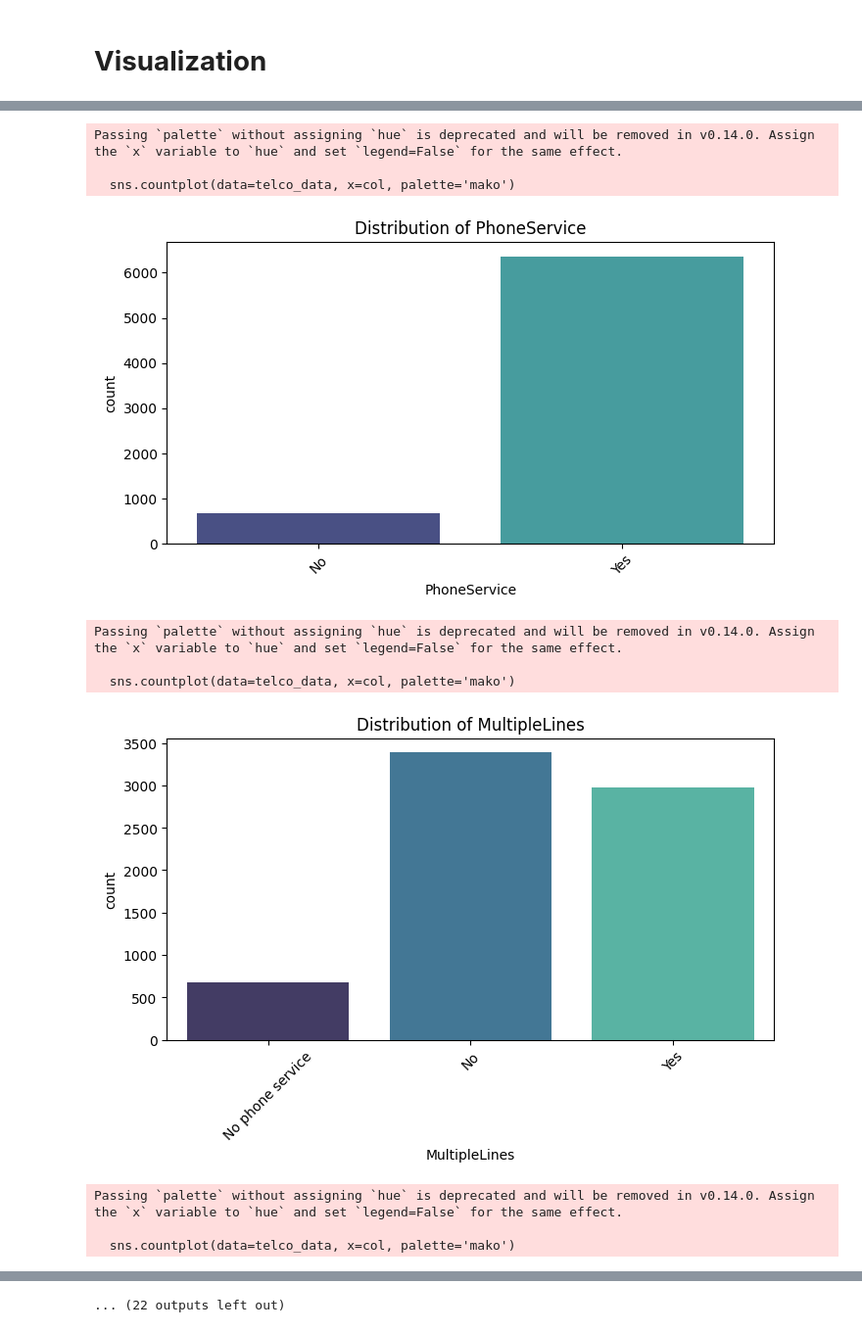
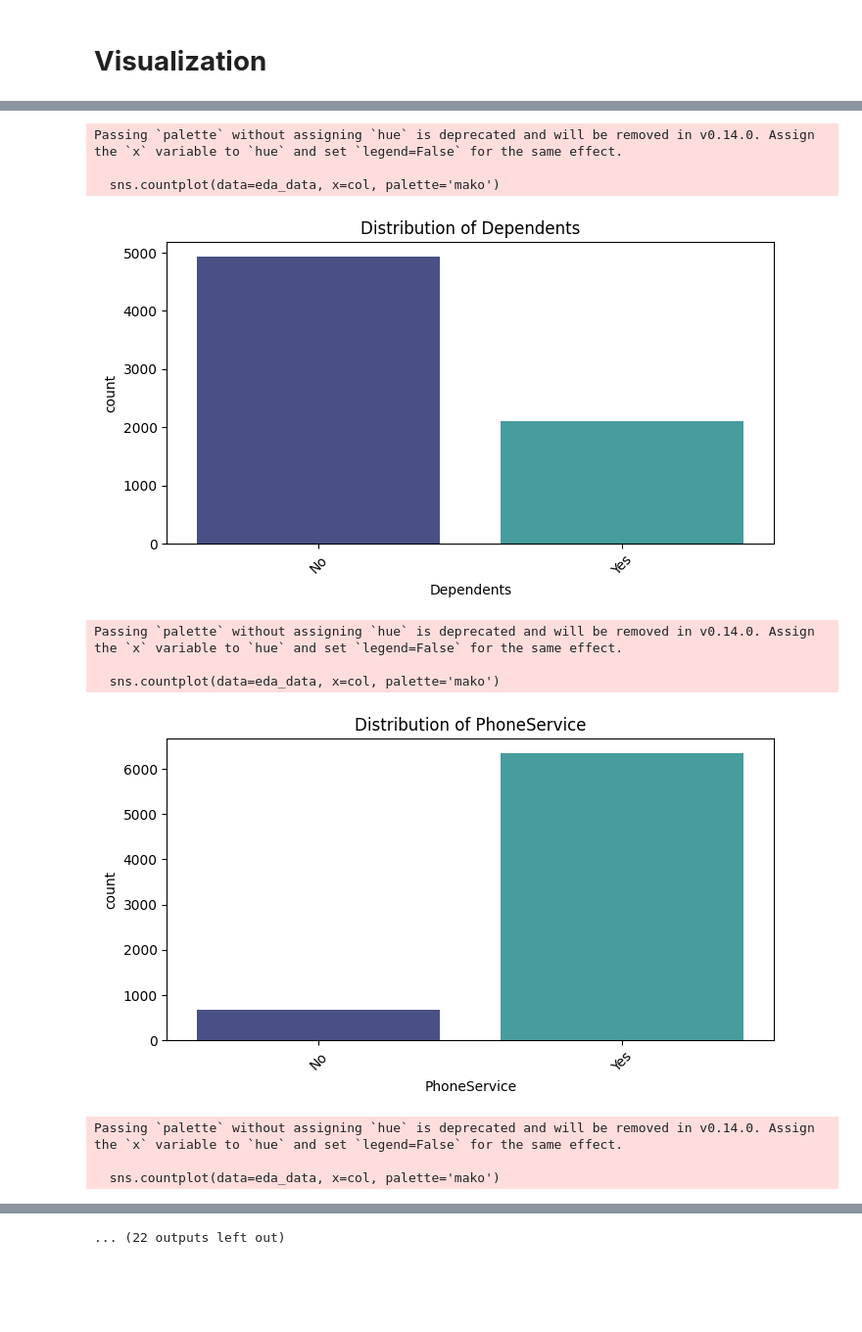
Before and after one commit to Daham-abeyratne/Customer_Churn_Prediction, a Jupyter notebook: costomer_churn_prediciton.ipynb, the cells around one changed output, grey strips where cells are left out. Shown at 98% size. Saved outputs shown, nothing was run; the diff lists cells and outputs as text; code cells hidden in the pictures; blank space fills up the shorter version.

```diff
--- a/costomer_churn_prediciton.ipynb
+++ b/costomer_churn_prediciton.ipynb
@@ -237,5 +245,8 @@ TotalCharges: 11 unkown values
 Churn: 0 unkown values
 # %% [markdown]
 # **Visualization**
+# %%
+eda_data = telco_data.copy()
+eda_data['Churn'] = eda_data['Churn'].map({'No': 0, 'Yes': 1})
 # %%
 plt.figure(figsize=(2,4))
@@ -247,9 +258,9 @@ plt.show()
 # %%
-num_cols = ['tenure', 'MonthlyCharges']
+num_cols = ['tenure', 'MonthlyCharges','TotalCharges']
 # %%
 for col in num_cols:
     plt.figure(figsize=(6,4))
-    sns.histplot(telco_data[col], kde=True, bins=30, color='steelblue')
+    sns.histplot(eda_data[col], kde=True, bins=30, color='steelblue')
     plt.title(f"Distribution of {col}")
     plt.show()
 # %% [output]
@@ -258,7 +270,7 @@ for col in num_cols:
 # %%
 for col in num_cols:
     plt.figure(figsize=(6,4))
-    sns.boxplot(x=telco_data[col], color='lightcoral')
+    sns.boxplot(x=eda_data[col], color='lightcoral')
     plt.title(f"Boxplot of {col}")
     plt.show()
 # %% [output]
@@ -267,7 +280,7 @@ for col in num_cols:
 # %%
-for col in categories:
+for col in datacopy:
     plt.figure(figsize=(8,4))
-    sns.countplot(data=telco_data, x=col, palette='mako')
+    sns.countplot(data=eda_data, x=col, palette='mako')
     plt.title(f"Distribution of {col}")
     plt.xticks(rotation=45)
     plt.show()
@@ -287,11 +300,11 @@ Passing `palette` without assigning `hue` is deprecated and will be removed in v
 Passing `palette` without assigning `hue` is deprecated and will be removed in v0.14.0. Assign the `x` variable to `hue` and set `legend=False` for the same effect.
 
-  sns.countplot(data=telco_data, x=col, palette='mako')
+  sns.countplot(data=eda_data, x=col, palette='mako')
-[figure, old version]
+[figure, new version]
 Passing `palette` without assigning `hue` is deprecated and will be removed in v0.14.0. Assign the `x` variable to `hue` and set `legend=False` for the same effect.
 
-  sns.countplot(data=telco_data, x=col, palette='mako')
+  sns.countplot(data=eda_data, x=col, palette='mako')
-[figure, old version]
+[figure, new version]
 Passing `palette` without assigning `hue` is deprecated and will be removed in v0.14.0. Assign the `x` variable to `hue` and set `legend=False` for the same effect.
 
-  sns.countplot(data=telco_data, x=col, palette='mako')
+  sns.countplot(data=eda_data, x=col, palette='mako')
```
Also changed, not shown: parts of 26 cells of this notebook.
